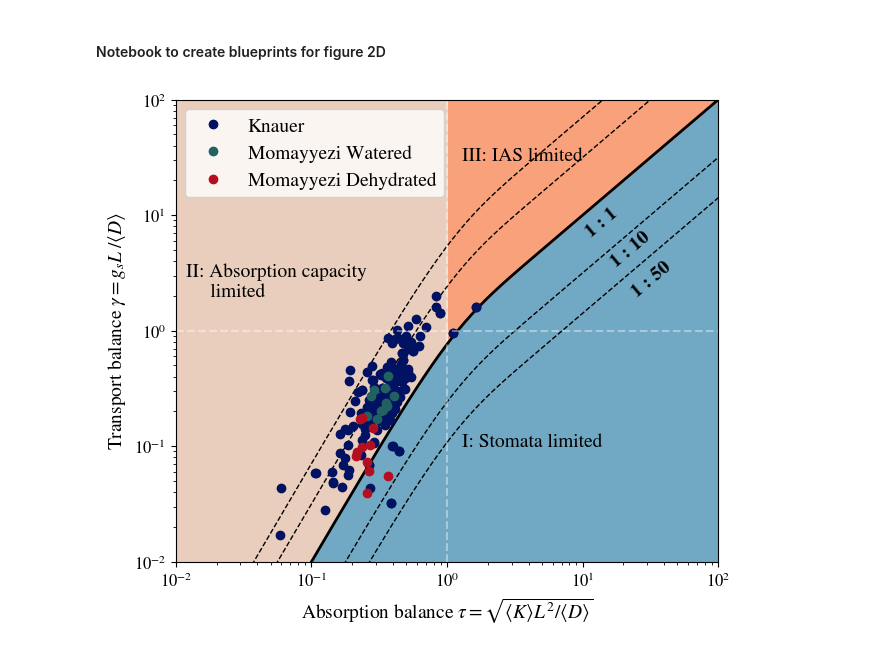
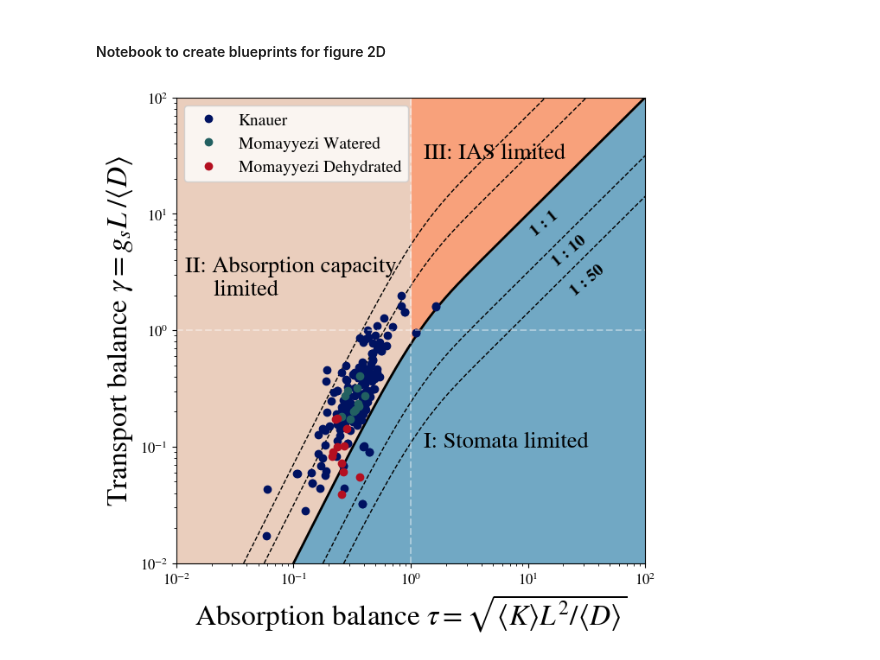
Before and after one commit to andreas-stillits/CarbonFixationModel1D, a Jupyter notebook: figures/scripts/figure2D.ipynb, the cells around one changed output. Cells and saved outputs as stored; diff of their text form; code cells hidden in the pictures.

Commit message:
figure editing

```diff
--- a/figures/scripts/figure2D.ipynb
+++ b/figures/scripts/figure2D.ipynb
@@ -9,7 +9,7 @@ colorI, colorII, colorIII = mconf.set_standard_layout()
 # %% [markdown]
 #### Notebook to create blueprints for figure 2D
 # %%
-fig = plt.figure(figsize=(7, 6))
+fig = plt.figure(figsize=(7, 7))
 chi_ = 0.1
 xmin, xmax = 0.01, 100
 taus = np.exp(np.linspace(np.log(xmin), np.log(xmax), 400))
@@ -25,37 +25,37 @@ plt.fill_between(taus[taus >= 1], xmax, borders(taus[taus >= 1], 1), color=color
 # lines
 plt.plot(taus, borders(taus, 1), color='black', linestyle='-', linewidth=2)
 plt.plot(taus, borders(taus, np.sqrt(50)), color='black', linestyle='--', linewidth=1)
 plt.plot(taus, borders(taus, np.sqrt(10)), color='black', linestyle='--', linewidth=1)
 plt.plot(taus, borders(taus, 1/np.sqrt(10)), color='black', linestyle='--', linewidth=1)
 plt.plot(taus, borders(taus, 1/np.sqrt(50)), color='black', linestyle='--', linewidth=1)
 # annotate
 plt.text(10, 6.5, '1 : 1', fontweight='bold', color='black', rotation=40)
 plt.text(15.2, 3.6, '1 : 10', fontweight='bold', color='black', rotation=40)
 plt.text(22, 2, '1 : 50', fontweight='bold', color='black', rotation=40)
 # label the regions
-plt.text(1.3, 0.1, r'I: Stomata limited', color='black')
-plt.text(0.012, 2, r'II: Absorption capacity'+'\n     limited', color='black')
-plt.text(1.3, 30, r'III: IAS limited', color='black')
+plt.text(1.3, 0.1, r'I: Stomata limited', color='black', fontsize=19)
+plt.text(0.012, 2, r'II: Absorption capacity'+'\n     limited', color='black', fontsize=19)
+plt.text(1.3, 30, r'III: IAS limited', color='black', fontsize=19)
 
 # load dfKnauer and dfMomayyezi to plot the data points
 dfKnauer = pd.read_csv('../../data/saved_data/Knauer2022_hypostomatous.csv', sep=';', decimal=',')
 dfMomayyeziW = pd.read_csv('../../data/saved_data/Momayyezi2022_watered.csv', sep=';', decimal=',')
 dfMomayyeziDH = pd.read_csv('../../data/saved_data/Momayyezi2022_dehydrated.csv', sep=';', decimal=',')
 
 # plot data points
 for df, color, label in zip([dfKnauer, dfMomayyeziW, dfMomayyeziDH], point_colors, ['Knauer', 'Momayyezi Watered', 'Momayyezi Dehydrated']):
     plt.plot(df['tau'], df['gamma'], 'o', color=color, label=label)
 
-plt.xlabel(r'Absorption balance $\tau = \sqrt{\langle K \rangle L^2 / \langle D \rangle}$')
-plt.ylabel(r'Transport balance $\gamma = g_s L \;/ \langle D \rangle$')
+plt.xlabel(r'Absorption balance $\tau = \sqrt{\langle K \rangle L^2 / \langle D \rangle}$', fontsize=24)
+plt.ylabel(r'Transport balance $\gamma = g_s L \;/ \langle D \rangle$', fontsize=24)
 plt.plot([1, 1], [xmin, xmax], color='white', linestyle='--', alpha=0.4)
 plt.plot([xmin, xmax], [1, 1],  color='white', linestyle='--', alpha=0.4)
 plt.xscale('log')
 plt.yscale('log')
 plt.xlim(xmin, xmax)
 plt.ylim(xmin, xmax)
 plt.legend()
-# plt.savefig('../vectorgraphics/figure2D.svg')
+plt.savefig('../poster/figure2D.svg')
 plt.show()
 # %% [output]
-[figure, old version]
+[figure, new version]
```
Also changed, not shown: 3 other files.
